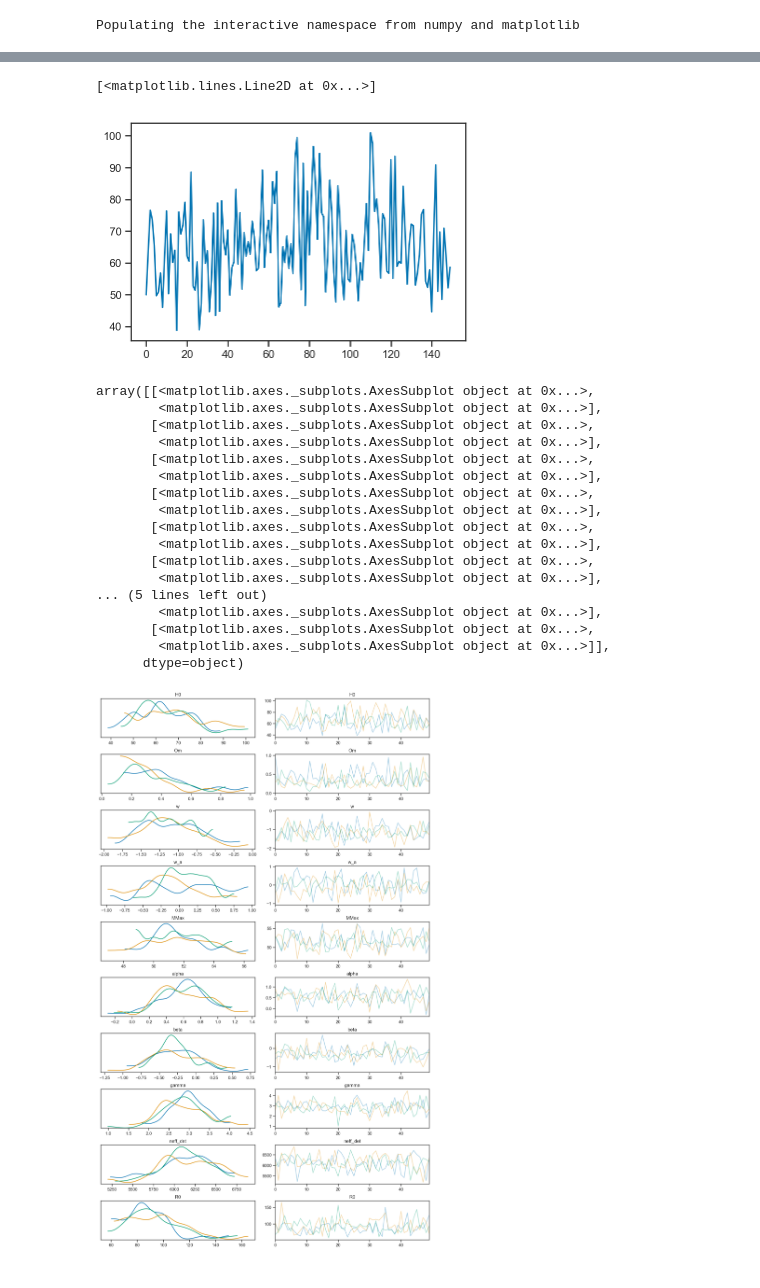
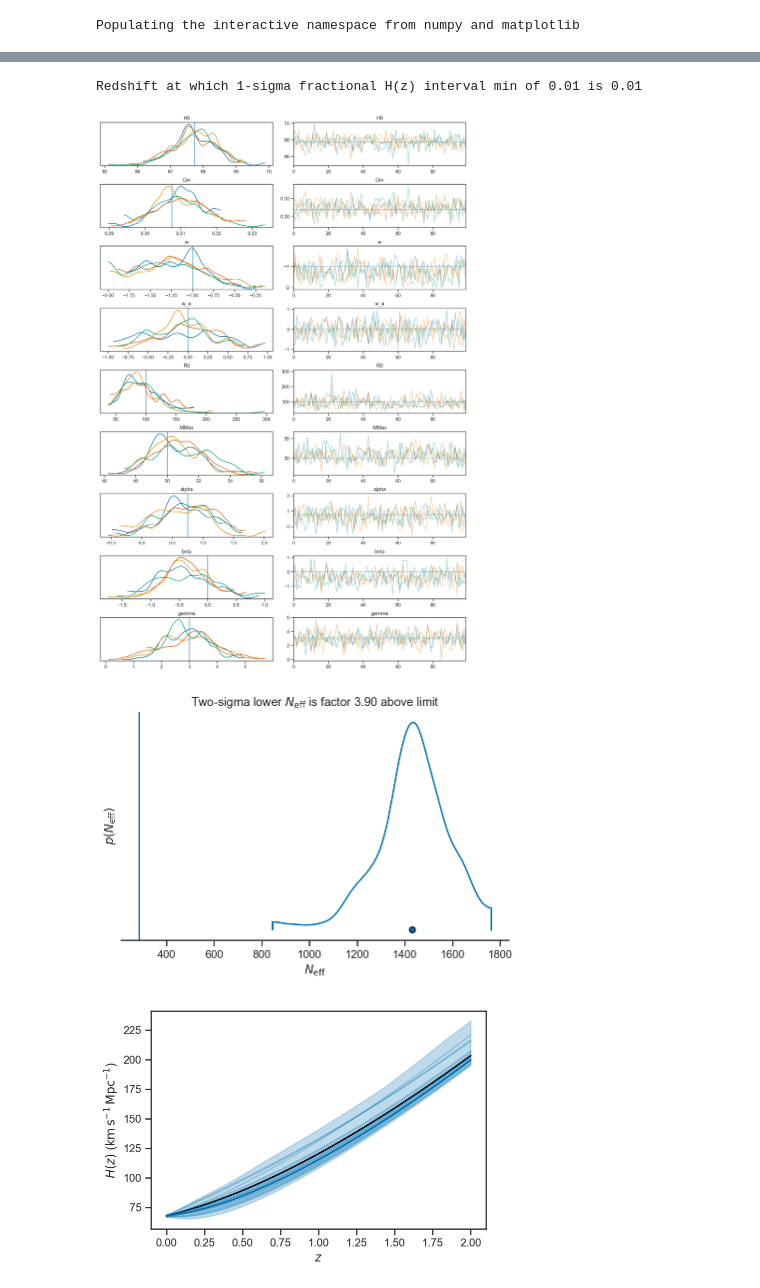
Before and after one commit to farr/PISNLineCosmography, a Jupyter notebook: Analysis.ipynb, the cells around one changed output, grey strips where cells are left out. Saved outputs shown, nothing was run; the diff lists cells and outputs as text; code cells hidden in the pictures.

Commit message:
Updates to plots.py for new output format.

```diff
--- a/Analysis.ipynb
+++ b/Analysis.ipynb
@@ -176,5 +21,0 @@ for k in c.keys():
-# %%
-plot(c['H0'])
-# %% [output]
-[<matplotlib.lines.Line2D at 0x...>]
-[figure, removed]
@@ -186,21 +22,7 @@ for k in c.keys():
-# %%
-az.plot_trace(c, var_names=['H0', 'Om', 'w', 'w_a', 'MMin', 'MMax', 'alpha', 'beta', 'gamma', 'neff_det', 'R0'])
-# %% [output]
-array([[<matplotlib.axes._subplots.AxesSubplot object at 0x...>,
-        <matplotlib.axes._subplots.AxesSubplot object at 0x...>],
-       [<matplotlib.axes._subplots.AxesSubplot object at 0x...>,
-        <matplotlib.axes._subplots.AxesSubplot object at 0x...>],
-       [<matplotlib.axes._subplots.AxesSubplot object at 0x...>,
-        <matplotlib.axes._subplots.AxesSubplot object at 0x...>],
-       [<matplotlib.axes._subplots.AxesSubplot object at 0x...>,
-        <matplotlib.axes._subplots.AxesSubplot object at 0x...>],
-       [<matplotlib.axes._subplots.AxesSubplot object at 0x...>,
-        <matplotlib.axes._subplots.AxesSubplot object at 0x...>],
-       [<matplotlib.axes._subplots.AxesSubplot object at 0x...>,
-        <matplotlib.axes._subplots.AxesSubplot object at 0x...>],
-... (5 lines left out)
-        <matplotlib.axes._subplots.AxesSubplot object at 0x...>],
-       [<matplotlib.axes._subplots.AxesSubplot object at 0x...>,
-        <matplotlib.axes._subplots.AxesSubplot object at 0x...>]],
-      dtype=object)
-[figure, removed]
+# %%
+c_small_cosmo = plots.post_process('population_small_cosmo.h5')
+# %% [output]
+Redshift at which 1-sigma fractional H(z) interval min of 0.01 is 0.01
+[figure, added]
+[figure, added]
+[figure, added]
```
Also changed, not shown: parts of 16 cells of this notebook, 1 other file.
